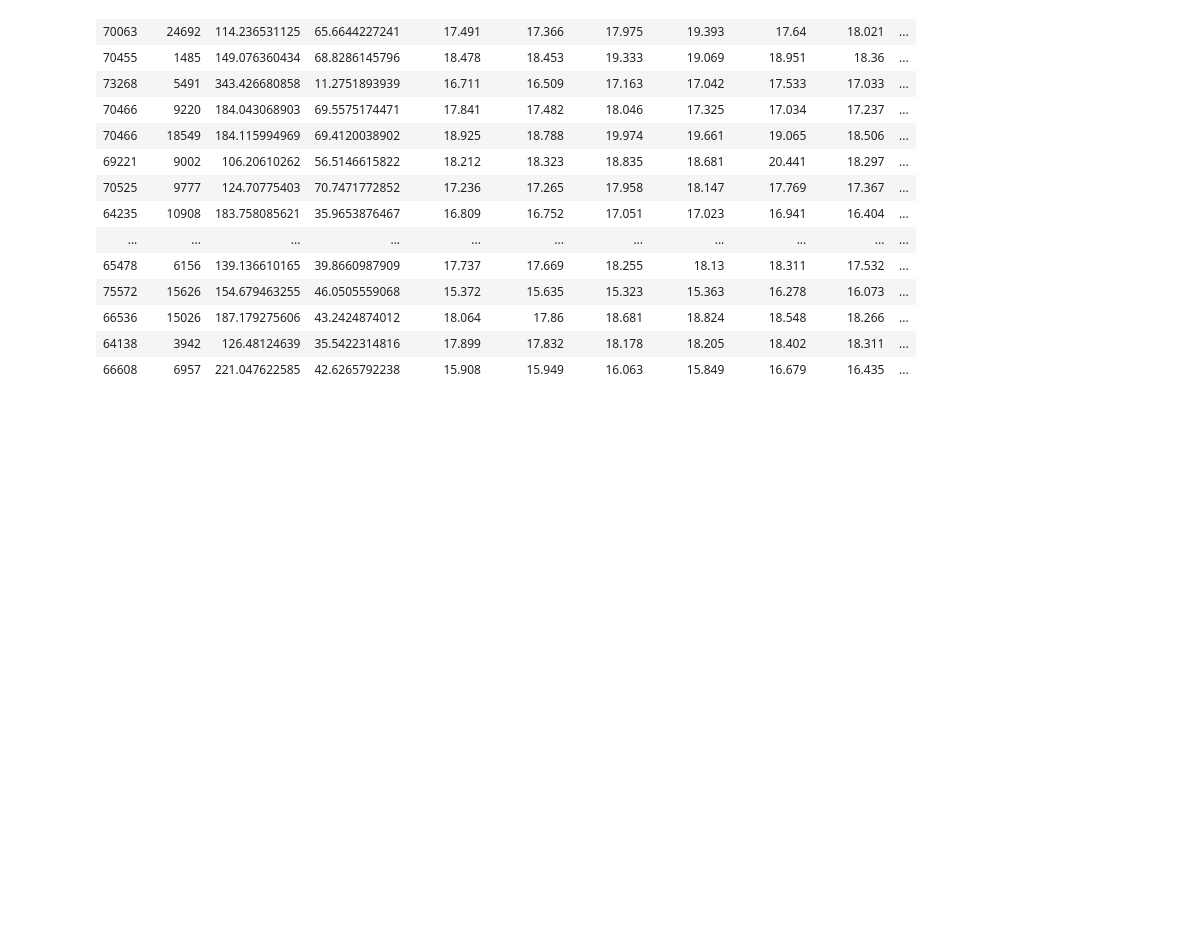
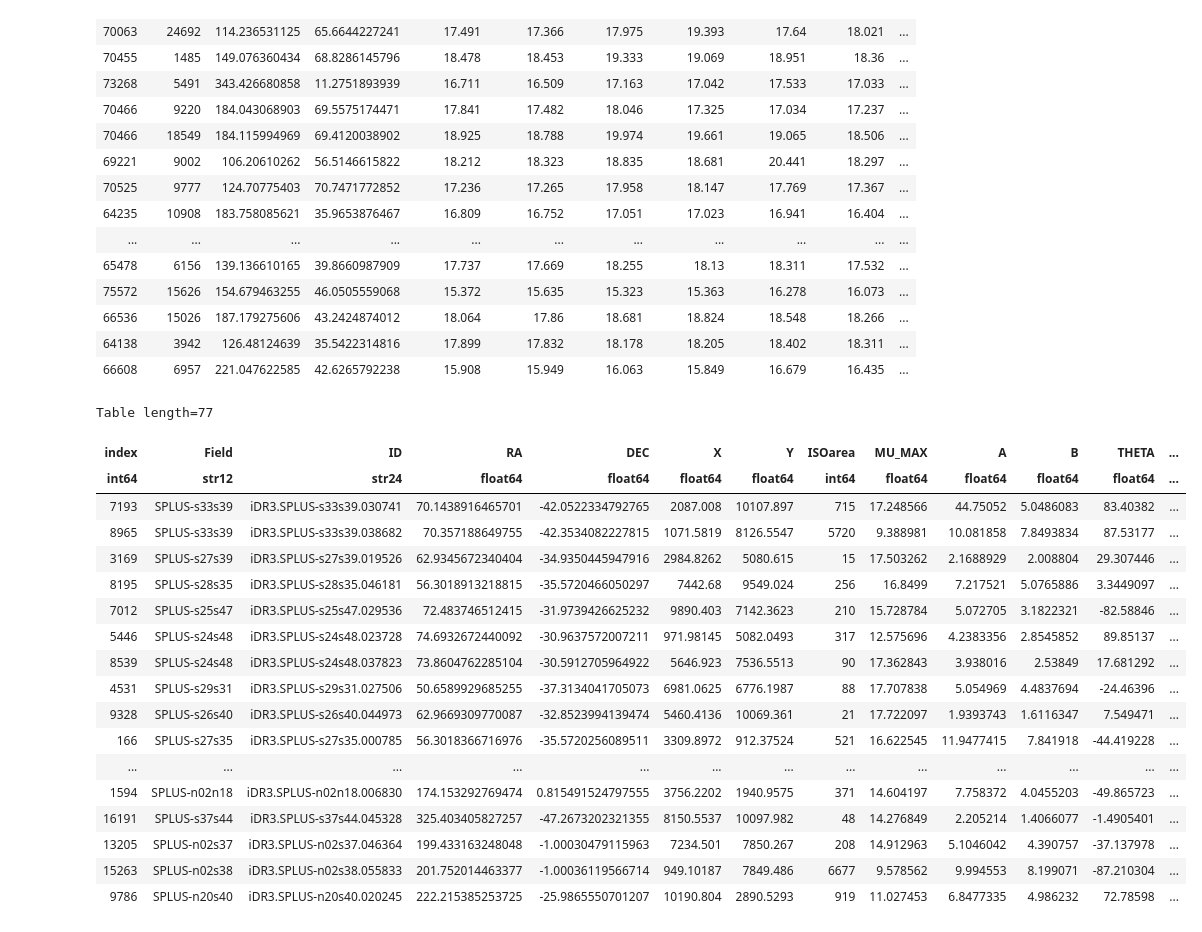
Before and after one commit to AngelGSoto/python-notebooks, a Jupyter notebook: Covert from .tab to .dat.ipynb, the cells around one changed output. Saved outputs shown, nothing was run; the diff lists cells and outputs as text; code cells hidden in the pictures; blank space fills up the shorter version.

```diff
--- a/Covert from .tab to .dat.ipynb
+++ b/Covert from .tab to .dat.ipynb
@@ -49,3 +49,30 @@ file=open(os.path.join(datadir, asciifile),'w') #create file
 for a, x, y, z in zip(tile, idd, ra, dec):
     file.write('%f %f %f  %f\n'%(a, x, y, z))     #assume you separate columns by tabs
 file.close()     #close file
+# %%
+datadir1 = "../DR3-SPLUS"
+file_1 = "PN-pc-halphaemitter-allmain-99.tab"
+# %%
+data1 = Table.read(os.path.join(datadir1, file_1), format="ascii.tab")
+# %%
+data1
+# %% [output]
+Table length=77
+| index | Field | ID | RA | DEC | X | Y | ISOarea | MU_MAX | A | B | THETA | ... |
+| int64 | str12 | str24 | float64 | float64 | float64 | float64 | int64 | float64 | float64 | float64 | float64 | ... |
+| 7193 | SPLUS-s33s39 | iDR3.SPLUS-s33s39.030741 | 70.1438916465701 | -42.0522334792765 | 2087.008 | 10107.897 | 715 | 17.248566 | 44.75052 | 5.0486083 | 83.40382 | ... |
+| 8965 | SPLUS-s33s39 | iDR3.SPLUS-s33s39.038682 | 70.357188649755 | -42.3534082227815 | 1071.5819 | 8126.5547 | 5720 | 9.388981 | 10.081858 | 7.8493834 | 87.53177 | ... |
+| 3169 | SPLUS-s27s39 | iDR3.SPLUS-s27s39.019526 | 62.9345672340404 | -34.9350445947916 | 2984.8262 | 5080.615 | 15 | 17.503262 | 2.1688929 | 2.008804 | 29.307446 | ... |
+| 8195 | SPLUS-s28s35 | iDR3.SPLUS-s28s35.046181 | 56.3018913218815 | -35.5720466050297 | 7442.68 | 9549.024 | 256 | 16.8499 | 7.217521 | 5.0765886 | 3.3449097 | ... |
+| 7012 | SPLUS-s25s47 | iDR3.SPLUS-s25s47.029536 | 72.483746512415 | -31.9739426625232 | 9890.403 | 7142.3623 | 210 | 15.728784 | 5.072705 | 3.1822321 | -82.58846 | ... |
+| 5446 | SPLUS-s24s48 | iDR3.SPLUS-s24s48.023728 | 74.6932672440092 | -30.9637572007211 | 971.98145 | 5082.0493 | 317 | 12.575696 | 4.2383356 | 2.8545852 | 89.85137 | ... |
+| 8539 | SPLUS-s24s48 | iDR3.SPLUS-s24s48.037823 | 73.8604762285104 | -30.5912705964922 | 5646.923 | 7536.5513 | 90 | 17.362843 | 3.938016 | 2.53849 | 17.681292 | ... |
+| 4531 | SPLUS-s29s31 | iDR3.SPLUS-s29s31.027506 | 50.6589929685255 | -37.3134041705073 | 6981.0625 | 6776.1987 | 88 | 17.707838 | 5.054969 | 4.4837694 | -24.46396 | ... |
+| 9328 | SPLUS-s26s40 | iDR3.SPLUS-s26s40.044973 | 62.9669309770087 | -32.8523994139474 | 5460.4136 | 10069.361 | 21 | 17.722097 | 1.9393743 | 1.6116347 | 7.549471 | ... |
+| 166 | SPLUS-s27s35 | iDR3.SPLUS-s27s35.000785 | 56.3018366716976 | -35.5720256089511 | 3309.8972 | 912.37524 | 521 | 16.622545 | 11.9477415 | 7.841918 | -44.419228 | ... |
+| ... | ... | ... | ... | ... | ... | ... | ... | ... | ... | ... | ... | ... |
+| 1594 | SPLUS-n02n18 | iDR3.SPLUS-n02n18.006830 | 174.153292769474 | 0.815491524797555 | 3756.2202 | 1940.9575 | 371 | 14.604197 | 7.758372 | 4.0455203 | -49.865723 | ... |
+| 16191 | SPLUS-s37s44 | iDR3.SPLUS-s37s44.045328 | 325.403405827257 | -47.2673202321355 | 8150.5537 | 10097.982 | 48 | 14.276849 | 2.205214 | 1.4066077 | -1.4905401 | ... |
+| 13205 | SPLUS-n02s37 | iDR3.SPLUS-n02s37.046364 | 199.433163248048 | -1.00030479115963 | 7234.501 | 7850.267 | 208 | 14.912963 | 5.1046042 | 4.390757 | -37.137978 | ... |
+| 15263 | SPLUS-n02s38 | iDR3.SPLUS-n02s38.055833 | 201.752014463377 | -1.00036119566714 | 949.10187 | 7849.486 | 6677 | 9.578562 | 9.994553 | 8.199071 | -87.210304 | ... |
+| 9786 | SPLUS-n20s40 | iDR3.SPLUS-n20s40.020245 | 222.215385253725 | -25.9865550701207 | 10190.804 | 2890.5293 | 919 | 11.027453 | 6.8477335 | 4.986232 | 72.78598 | ... |
```
Also changed, not shown: parts of 2 cells of this notebook, 2 other files.
